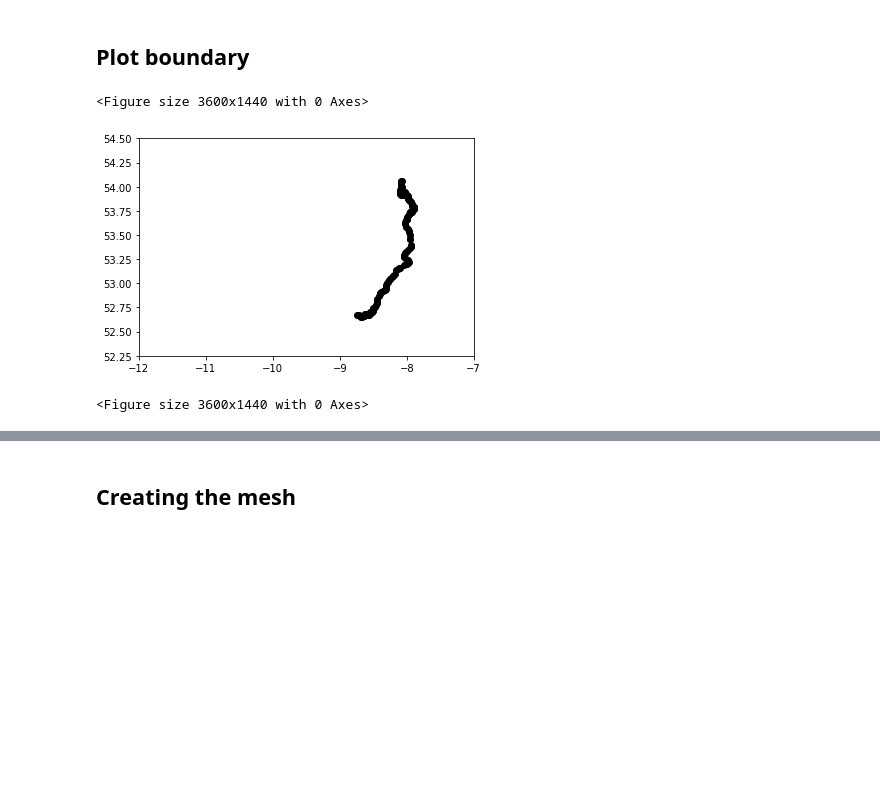
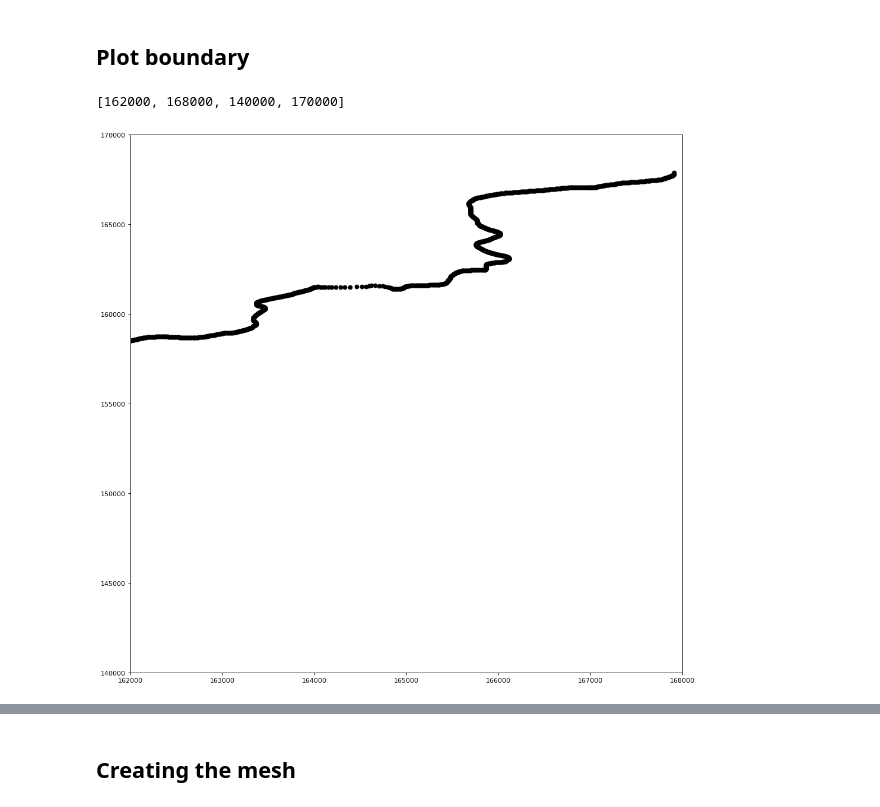
Before and after one commit to r-bt/Shannon_River_Pollution, a Jupyter notebook: Shannon Pollution.ipynb, the cells around one changed output, grey strips where cells are left out. Cells and saved outputs as stored; diff of their text form; code cells hidden in the pictures; blank space fills up the shorter version.

```diff
--- a/Shannon Pollution.ipynb
+++ b/Shannon Pollution.ipynb
@@ -39,22 +63,37 @@ ax.set_extent(SHANNON_EXTENT)
 ## Extracting coordiantes of the river
 # %%
 shannon_cords = []
+lakes_coords = []
 
-for rec in rivers_shp.records():
-    if rec.attributes['name'] == 'Shannon':
+# for rec in rivers_shp.records():
+#     if rec.attributes['name'] == 'Shannon':
+#         for linestring in rec.geometry:
+#             for coords in linestring.coords:
+#                 shannon_cords.append(coords)
+#     pass
+
+for rec in custom_shp.records():
+    if "Shannon" in rec.attributes['EPA_NAME']:
         for linestring in rec.geometry:
             for coords in linestring.coords:
                 shannon_cords.append(coords)
     pass
+
+for rec in lakes_shp.records():
+    if rec.attributes['name'] in SHANNON_LAKES:
+        for item in rec.geometry:
+            for coords in item.boundary.coords:
+                lakes_coords.append(coords)
+    pass
 # %%
-boundary = np.array(shannon_cords)
+boundary_river = np.array(shannon_cords)
+boundary_lakes = np.array(lakes_coords)
 # %% [markdown]
 ## Plot boundary
-# %%
-plt.plot(boundary[:,0], boundary[:,1], 'ko')
-plt.axis([-12, -7, 52.25, 54.5])
-plt.figure(figsize=(50,20))
-# %% [output]
-<Figure size 3600x1440 with 0 Axes>
-[figure, removed]
-<Figure size 3600x1440 with 0 Axes>
+# %%
+plt.figure(figsize=(15,15), dpi=80)
+plt.plot(boundary_river[:,0], boundary_river[:,1], 'ko')
+plt.axis([162000, 168000, 140000, 170000])
+# %% [output]
+[162000, 168000, 140000, 170000]
+[figure, added]
```
Also changed, not shown: parts of 8 cells of this notebook, 1 other file.
